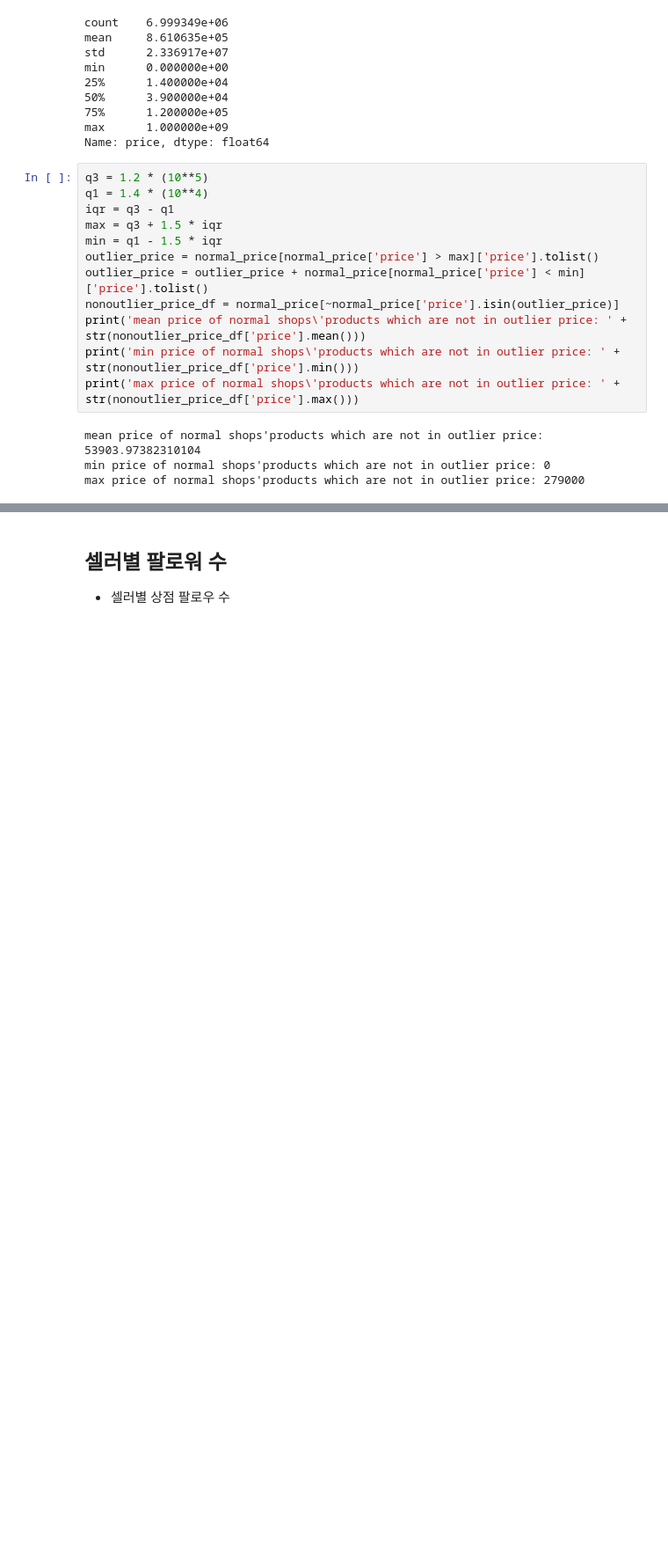
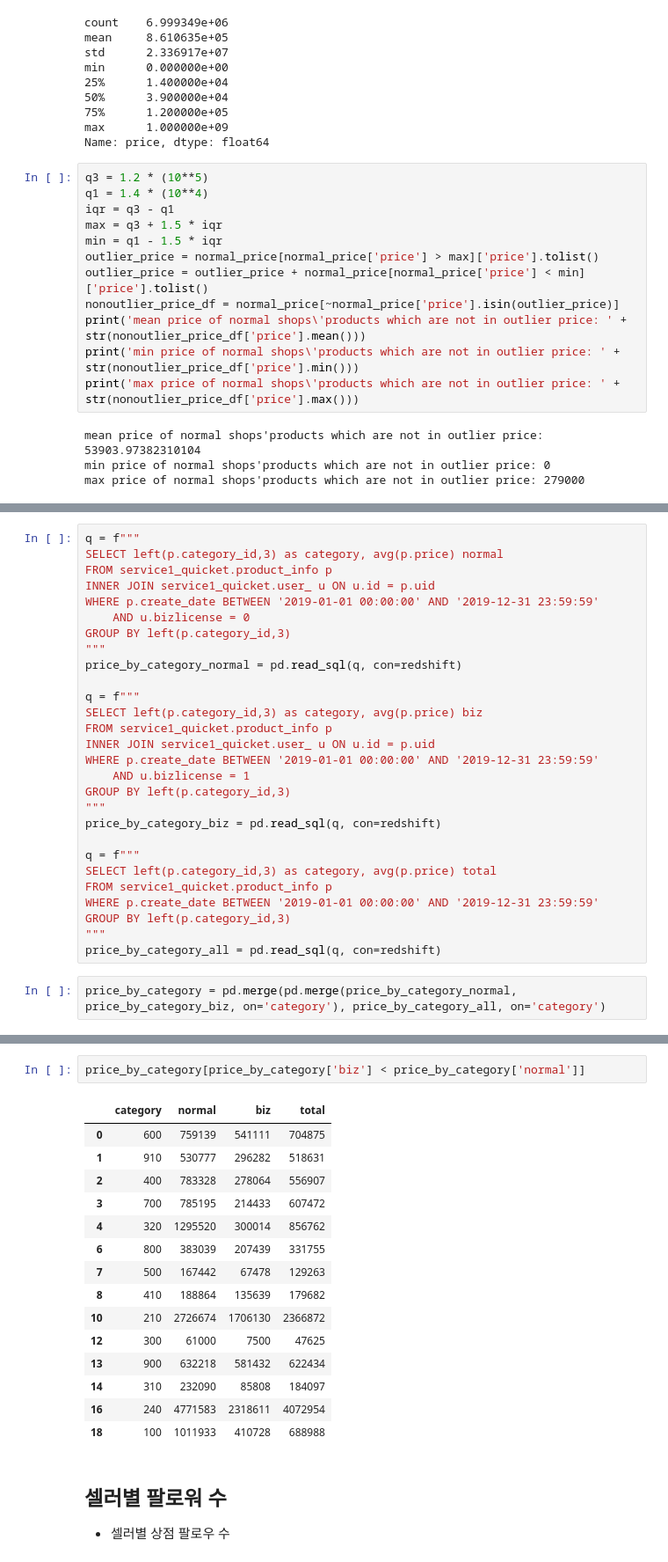
Before and after one commit to qkrtjdud1017/analytics, a Jupyter notebook: 판매자(일반상점+전문상점)특성.ipynb, the cells around one changed output, grey strips where cells are left out. Shown: that part at 88% size. Drawn from its saved outputs; the diff is of its cells as text; blank space fills up the shorter version.

```diff
--- a/판매자(일반상점+전문상점)특성.ipynb
+++ b/판매자(일반상점+전문상점)특성.ipynb
@@ -852,0 +898,30 @@ max price of normal shops'products which are not in outlier price: 279000
+# %%
+q = f"""
+SELECT left(p.category_id,3) as category, avg(p.price) normal
+FROM service1_quicket.product_info p
+INNER JOIN service1_quicket.user_ u ON u.id = p.uid
+WHERE p.create_date BETWEEN '2019-01-01 00:00:00' AND '2019-12-31 23:59:59'
+	AND u.bizlicense = 0
+GROUP BY left(p.category_id,3)
+"""
+price_by_category_normal = pd.read_sql(q, con=redshift)
+
+q = f"""
+SELECT left(p.category_id,3) as category, avg(p.price) biz
+FROM service1_quicket.product_info p
+INNER JOIN service1_quicket.user_ u ON u.id = p.uid
+WHERE p.create_date BETWEEN '2019-01-01 00:00:00' AND '2019-12-31 23:59:59'
+	AND u.bizlicense = 1
+GROUP BY left(p.category_id,3)
+"""
+price_by_category_biz = pd.read_sql(q, con=redshift)
+
+q = f"""
+SELECT left(p.category_id,3) as category, avg(p.price) total
+FROM service1_quicket.product_info p
+WHERE p.create_date BETWEEN '2019-01-01 00:00:00' AND '2019-12-31 23:59:59'
+GROUP BY left(p.category_id,3)
+"""
+price_by_category_all = pd.read_sql(q, con=redshift)
+# %%
+price_by_category = pd.merge(pd.merge(price_by_category_normal, price_by_category_biz, on='category'), price_by_category_all, on='category')
@@ -853,3 +937,21 @@ max price of normal shops'products which are not in outlier price: 279000
+# %%
+price_by_category[price_by_category['biz'] < price_by_category['normal']]
+# %% [output]
+|  | category | normal | biz | total |
+| 0 | 600 | 759139 | 541111 | 704875 |
+| 1 | 910 | 530777 | 296282 | 518631 |
+| 2 | 400 | 783328 | 278064 | 556907 |
+| 3 | 700 | 785195 | 214433 | 607472 |
+| 4 | 320 | 1295520 | 300014 | 856762 |
+| 6 | 800 | 383039 | 207439 | 331755 |
+| 7 | 500 | 167442 | 67478 | 129263 |
+| 8 | 410 | 188864 | 135639 | 179682 |
+| 10 | 210 | 2726674 | 1706130 | 2366872 |
+| 12 | 300 | 61000 | 7500 | 47625 |
+| 13 | 900 | 632218 | 581432 | 622434 |
+| 14 | 310 | 232090 | 85808 | 184097 |
+| 16 | 240 | 4771583 | 2318611 | 4072954 |
+| 18 | 100 | 1011933 | 410728 | 688988 |
 # %% [markdown]
 ## 셀러별 팔로워 수
 - 셀러별 상점 팔로우 수
```
Also changed, not shown: parts of 9 cells of this notebook, 1 other file.
